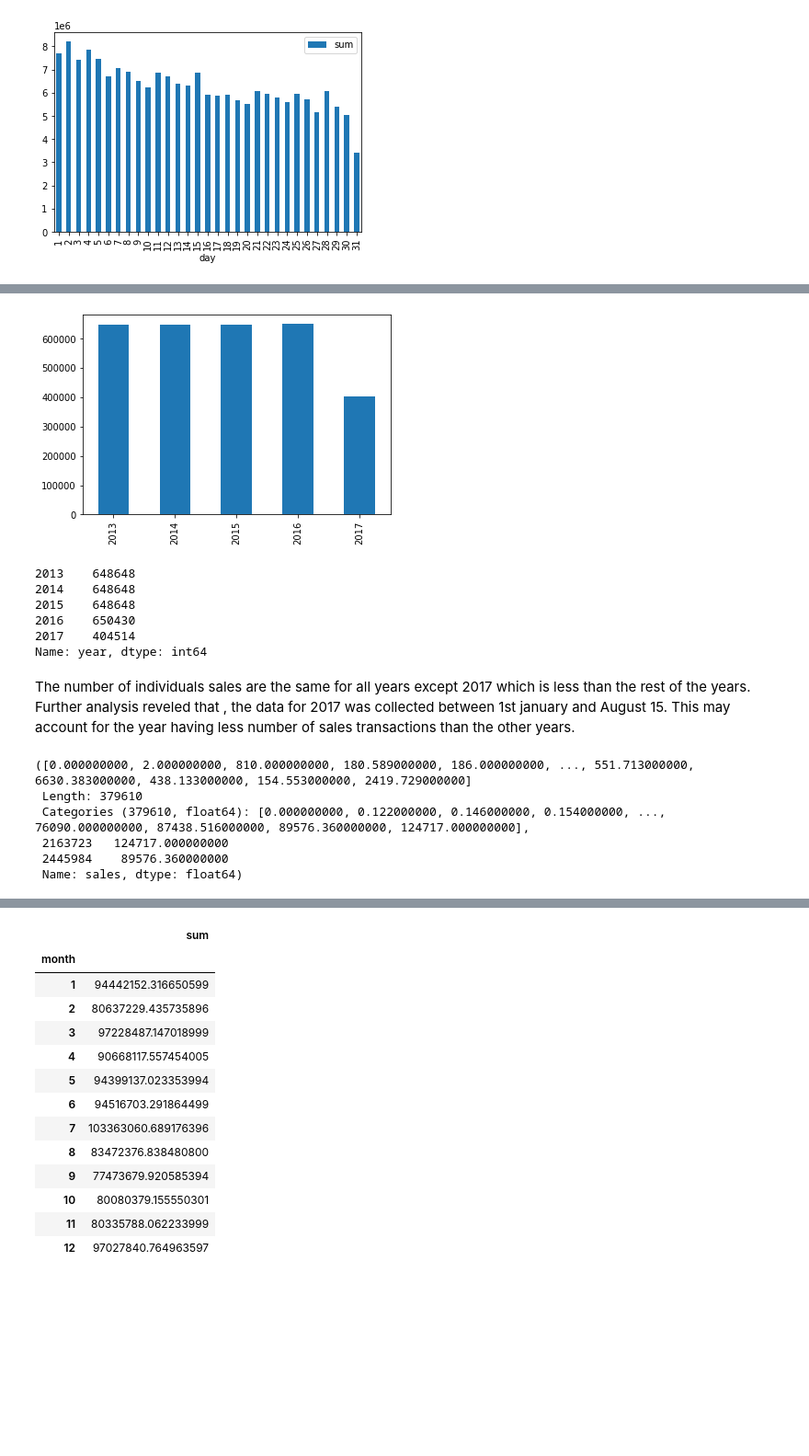
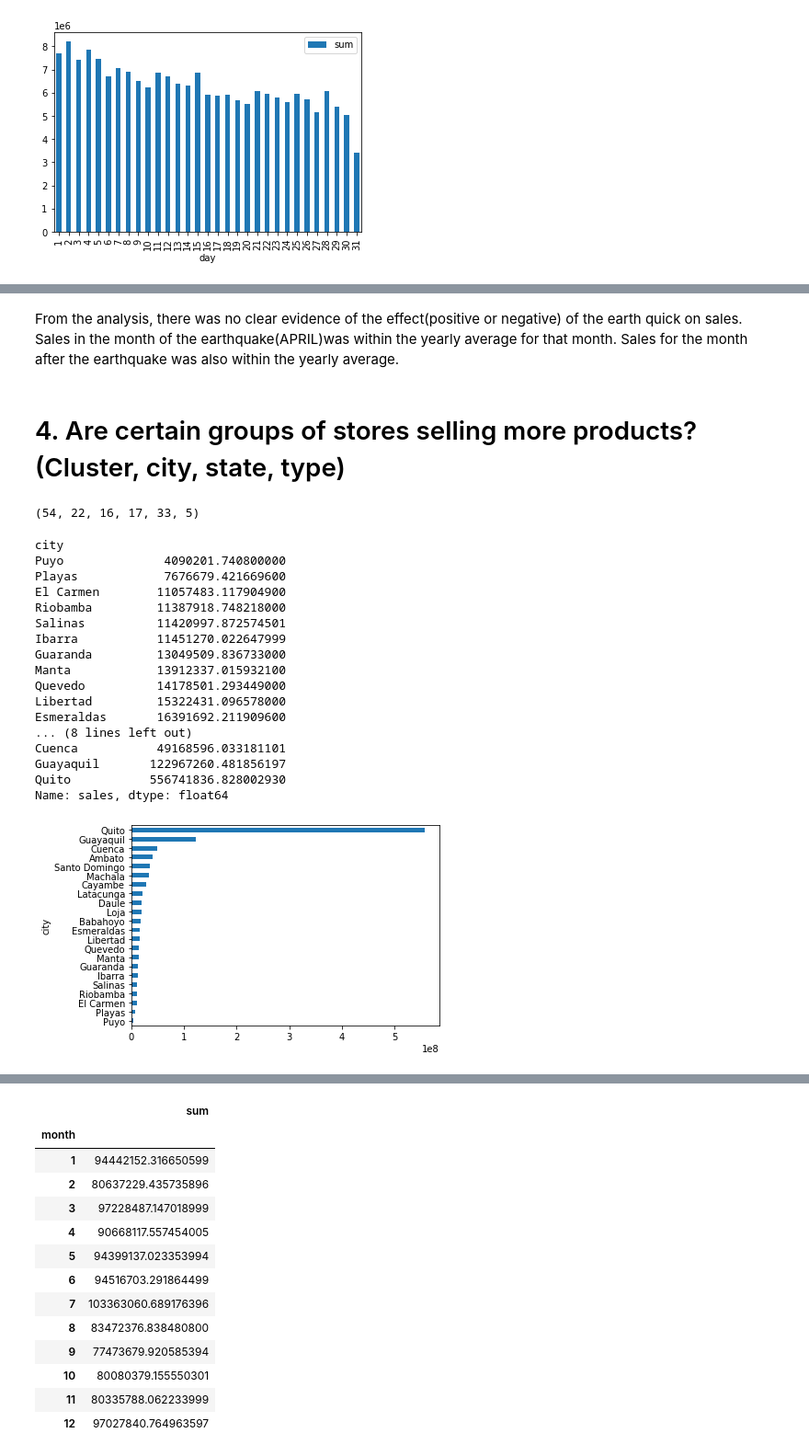
Before and after one commit to analyst-sisey/Time-Series-Forecasting, a Jupyter notebook: hypothesis.ipynb, the cells around one changed output, grey strips where cells are left out. Shown at 92% size. Saved outputs shown, nothing was run; the diff lists cells and outputs as text; code cells hidden in the pictures; blank space fills up the shorter version.

```diff
--- a/hypothesis.ipynb
+++ b/hypothesis.ipynb
@@ -347,35 +450,41 @@ total_sal.plot.bar()
 [figure]
-# %%
-#volume of sales transaction/ number of sales transactions by year
-sales_count = df_train["year"].value_counts(sort=False)
-#tran_count = transactions["transactions"].value_counts(sort=False)
-sales_count.plot.bar()
-plt.show()
-sales_count
-#tran_count
-# %% [output]
-[figure]
-2013    648648
-2014    648648
-2015    648648
-2016    650430
-2017    404514
-Name: year, dtype: int64
-# %% [markdown]
-The number of individuals sales are the same for all years except 2017 which is less than the rest of the years. Further analysis reveled that , the data for 2017 was collected between 1st january and August 15. This may account for the year having less number of sales transactions than the other years.
-# %%
-zz= pd.Categorical(pd.unique(df_train['sales']))
-#z= df_train['sales'].nsmallest()
-#zz= z.nsmallest(n=12)
-#z=df_train.groupby(['sales'])['sales'].nsmallest(n=12)
-#z= df_train['sales'].nsmallest(n=12)
-u = df_train['sales'].nlargest(n=2)
-#total_sales
-zz,u
-# %% [output]
-([0.000000000, 2.000000000, 810.000000000, 180.589000000, 186.000000000, ..., 551.713000000, 6630.383000000, 438.133000000, 154.553000000, 2419.729000000]
- Length: 379610
- Categories (379610, float64): [0.000000000, 0.122000000, 0.146000000, 0.154000000, ..., 76090.000000000, 87438.516000000, 89576.360000000, 124717.000000000],
- 2163723   124717.000000000
- 2445984    89576.360000000
- Name: sales, dtype: float64)
+# %% [markdown]
+From the analysis, there was no clear evidence of the effect(positive or negative) of the earth quick on sales. Sales in the month of the earthquake(APRIL)was within the yearly average for that month. Sales for the month after the earthquake was also within the yearly average.
+# %% [markdown]
+# 4.  Are certain groups of stores selling more products? (Cluster, city, state, type)
+# %%
+num_stores = df_train['store_nbr'].nunique()
+num_city = df_train['city'].nunique()
+num_state = df_train['state'].nunique()
+num_family = df_train['family'].nunique()
+num_cluster = df_train['cluster'].nunique()
+num_type = df_train['type'].nunique()
+num_stores,num_city,num_state,num_cluster,num_family,num_type
+# %% [output]
+(54, 22, 16, 17, 33, 5)
+# %%
+#Sales by city
+total_sales_city = df_train.groupby(['city'])['sales'].sum()
+total_sales_city = total_sales_city.sort_values()
+total_sales_city.plot.barh()
+
+total_sales_city
+# %% [output]
+city
+Puyo              4090201.740800000
+Playas            7676679.421669600
+El Carmen        11057483.117904900
+Riobamba         11387918.748218000
+Salinas          11420997.872574501
+Ibarra           11451270.022647999
+Guaranda         13049509.836733000
+Manta            13912337.015932100
+Quevedo          14178501.293449000
+Libertad         15322431.096578000
+Esmeraldas       16391692.211909600
+... (8 lines left out)
+Cuenca           49168596.033181101
+Guayaquil       122967260.481856197
+Quito           556741836.828002930
+Name: sales, dtype: float64
+[figure, new version]
```
Also changed, not shown: parts of 110 cells of this notebook.
